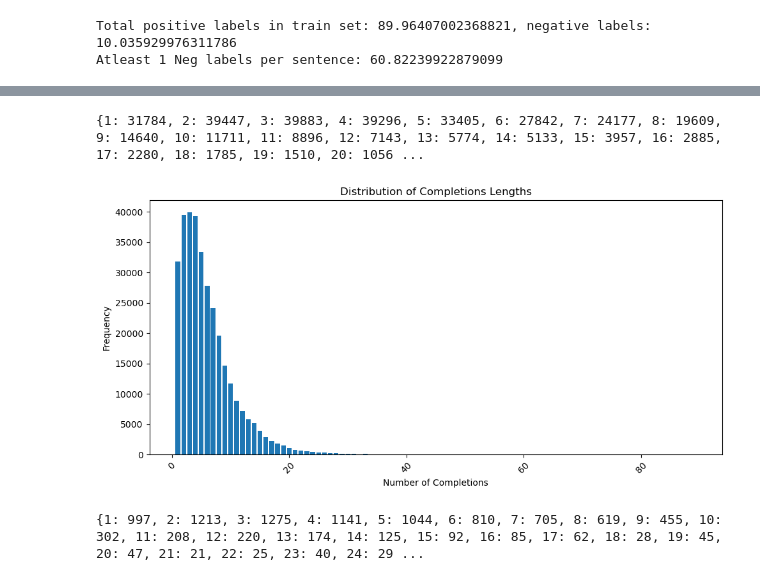
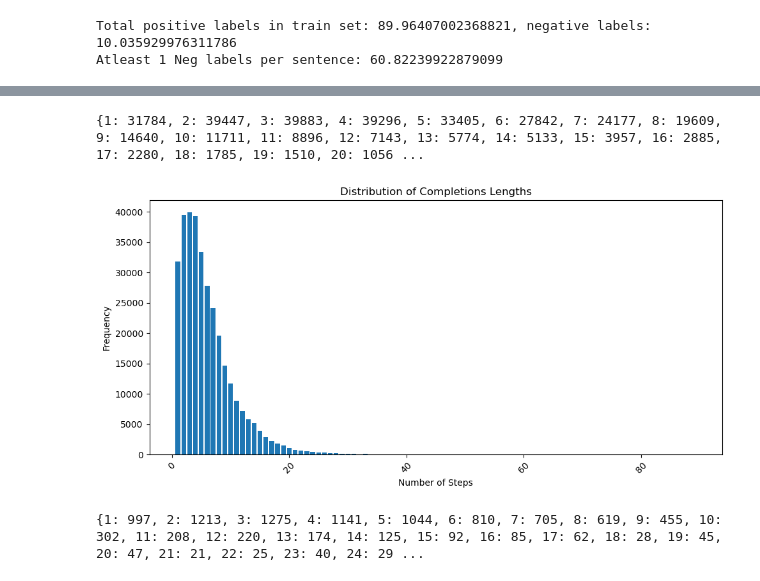
Before and after one commit to FrozenWolf-Cyber/Math-PRM, a Jupyter notebook: datagen.ipynb, the cells around one changed output, grey strips where cells are left out. Drawn from its saved outputs; the diff is of its cells as text; code cells hidden in the pictures.

```diff
--- a/datagen.ipynb
+++ b/datagen.ipynb
@@ -982,23 +964,23 @@ Counter({11: 8896,
 # %%
 from collections import Counter
 counter = Counter(lengths)
 
 ## sort the counter by key
 sorted_counter = dict(sorted(counter.items()))
 print(sorted_counter)
 
 import matplotlib.pyplot as plt
 plt.figure(figsize=(10, 5))
 plt.bar(sorted_counter.keys(), sorted_counter.values())
-plt.xlabel('Number of Completions')
+plt.xlabel('Number of Steps')
 plt.ylabel('Frequency')
 plt.title('Distribution of Completions Lengths')
 plt.xticks(rotation=45)
 plt.tight_layout()
 plt.show()
 # %% [output]
 {1: 31784, 2: 39447, 3: 39883, 4: 39296, 5: 33405, 6: 27842, 7: 24177, 8: 19609, 9: 14640, 10: 11711, 11: 8896, 12: 7143, 13: 5774, 14: 5133, 15: 3957, 16: 2885, 17: 2280, 18: 1785, 19: 1510, 20: 1056 ...
-[figure, old version]
+[figure, new version]
 # %%
 from tqdm import tqdm
 test_lengths = []
```
Also changed, not shown: parts of 6 cells of this notebook, 1 other file.
